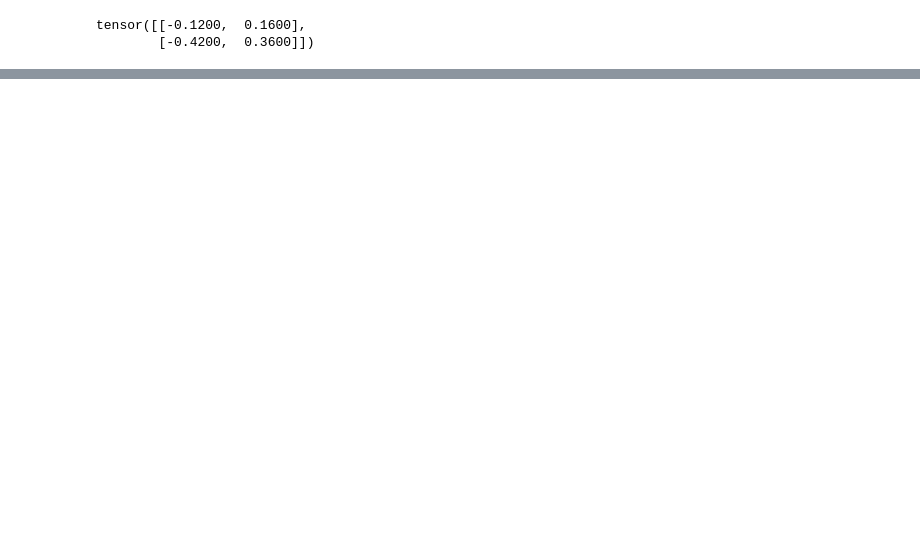
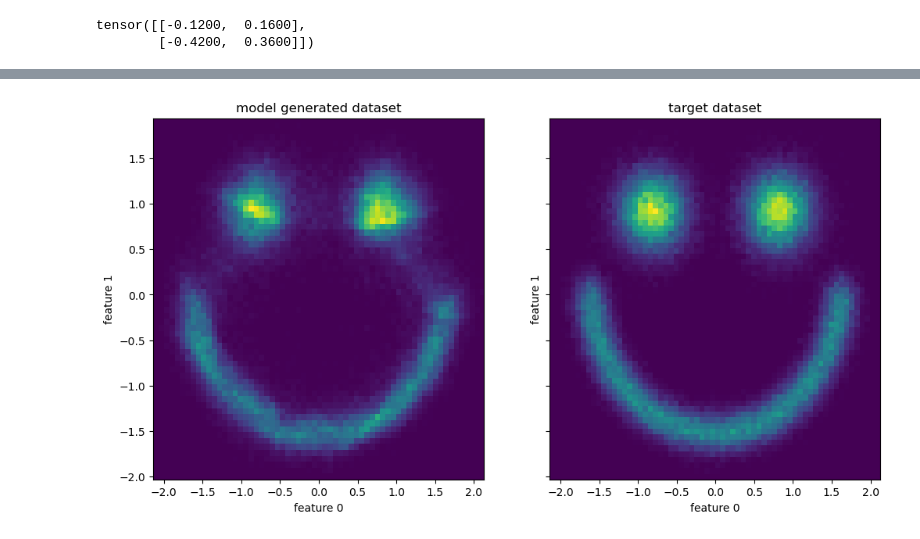
Before and after one commit to ivancruzbht/flow-matching-learning, a Jupyter notebook: conditional-flow-matching-toy.ipynb, the cells around one changed output, grey strips where cells are left out. Saved outputs shown, nothing was run; the diff lists cells and outputs as text; code cells hidden in the pictures; blank space fills up the shorter version.

```diff
--- a/conditional-flow-matching-toy.ipynb
+++ b/conditional-flow-matching-toy.ipynb
@@ -213,0 +280,6 @@ animate_flow(model)
+# %%
+fig, axs = plt.subplots(1, 2, figsize=(12, 6), sharex=True, sharey=True)
+plot_dataset(run_flow(model.cuda(), noise.cuda(), 0, 1, device='cuda').cpu(), bins=64, ax=axs[0], title='model generated dataset')
+plot_dataset(dataset, bins=64, ax=axs[1], title='target dataset')
+# %% [output]
+[figure, added]
```
Also changed, not shown: parts of 12 cells of this notebook, 1 other file.
